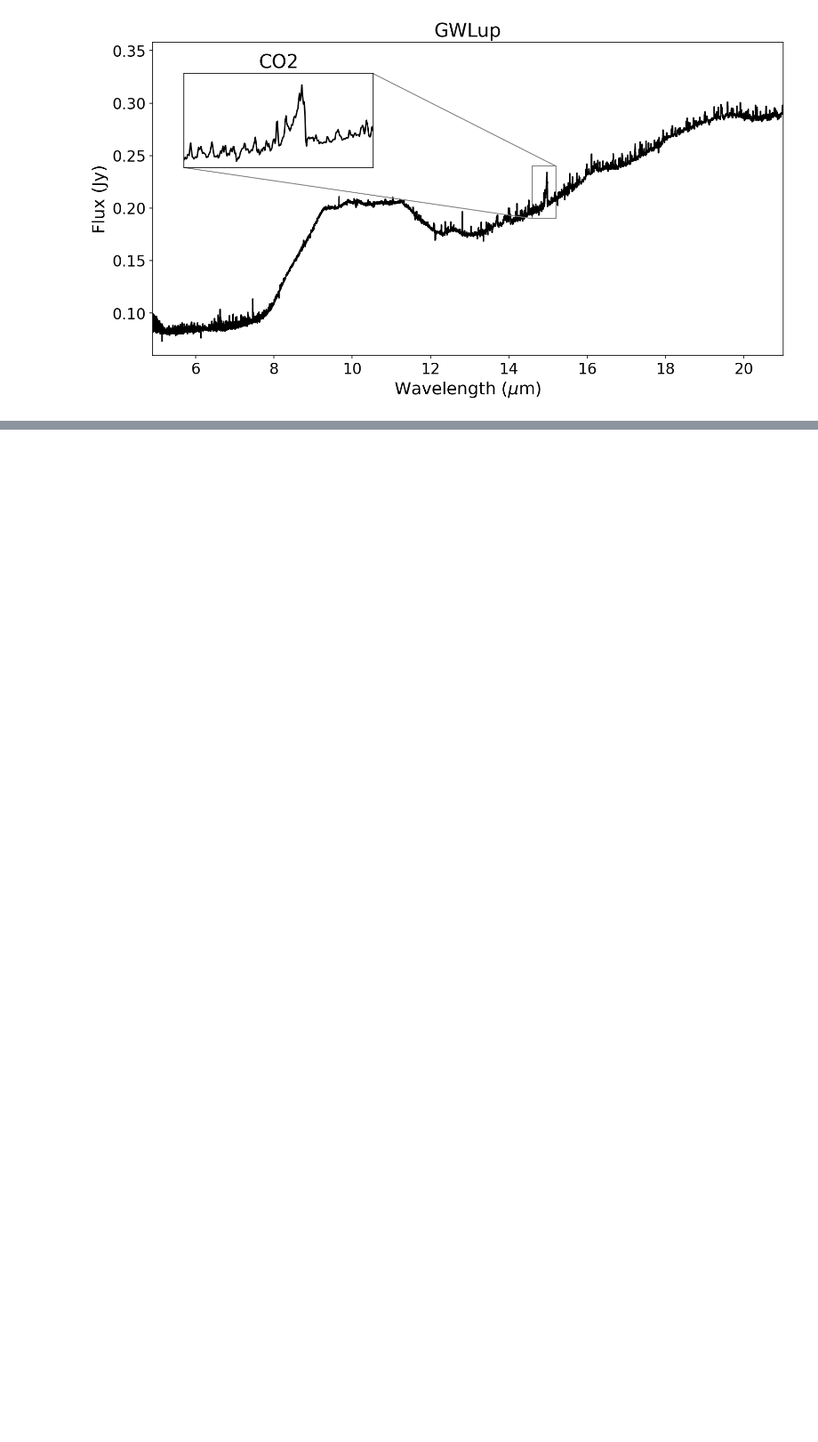
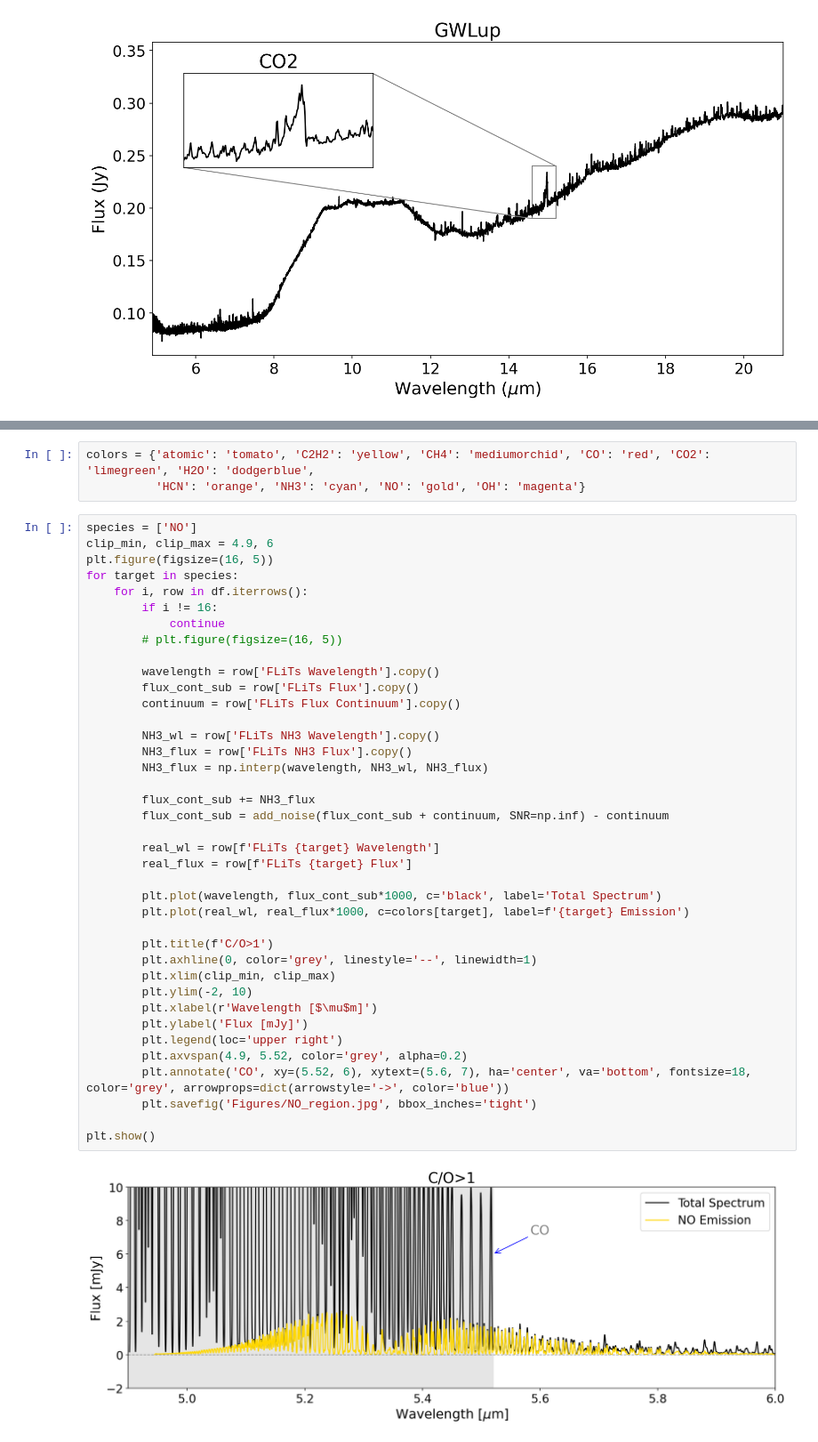
Before and after one commit to nielsklerk/BRP, a Jupyter notebook: PresentationFigures.ipynb, the cells around one changed output, grey strips where cells are left out. Shown at 89% size. Cells and saved outputs as stored; diff of their text form; blank space fills up the shorter version.

```diff
--- a/PresentationFigures.ipynb
+++ b/PresentationFigures.ipynb
@@ -267,0 +454,44 @@ plt.show()
+# %%
+colors = {'atomic': 'tomato', 'C2H2': 'yellow', 'CH4': 'mediumorchid', 'CO': 'red', 'CO2': 'limegreen', 'H2O': 'dodgerblue',
+          'HCN': 'orange', 'NH3': 'cyan', 'NO': 'gold', 'OH': 'magenta'}
+# %%
+species = ['NO']
+clip_min, clip_max = 4.9, 6
+plt.figure(figsize=(16, 5))
+for target in species:
+    for i, row in df.iterrows():
+        if i != 16:
+            continue
+        # plt.figure(figsize=(16, 5))
+
+        wavelength = row['FLiTs Wavelength'].copy()
+        flux_cont_sub = row['FLiTs Flux'].copy()
+        continuum = row['FLiTs Flux Continuum'].copy()
+
+        NH3_wl = row['FLiTs NH3 Wavelength'].copy()
+        NH3_flux = row['FLiTs NH3 Flux'].copy()
+        NH3_flux = np.interp(wavelength, NH3_wl, NH3_flux)
+
+        flux_cont_sub += NH3_flux
+        flux_cont_sub = add_noise(flux_cont_sub + continuum, SNR=np.inf) - continuum
+
+        real_wl = row[f'FLiTs {target} Wavelength']
+        real_flux = row[f'FLiTs {target} Flux']
+
+        plt.plot(wavelength, flux_cont_sub*1000, c='black', label='Total Spectrum')
+        plt.plot(real_wl, real_flux*1000, c=colors[target], label=f'{target} Emission')
+
+        plt.title(f'C/O>1')
+        plt.axhline(0, color='grey', linestyle='--', linewidth=1)
+        plt.xlim(clip_min, clip_max)
+        plt.ylim(-2, 10)
+        plt.xlabel(r'Wavelength [$\mu$m]')
+        plt.ylabel('Flux [mJy]')
+        plt.legend(loc='upper right')
+        plt.axvspan(4.9, 5.52, color='grey', alpha=0.2)
+        plt.annotate('CO', xy=(5.52, 6), xytext=(5.6, 7), ha='center', va='bottom', fontsize=18, color='grey', arrowprops=dict(arrowstyle='->', color='blue'))
+        plt.savefig('Figures/NO_region.jpg', bbox_inches='tight')
+
+plt.show()
+# %% [output]
+[figure, added]
```
Also changed, not shown: parts of 10 cells of this notebook, 10 other files.
